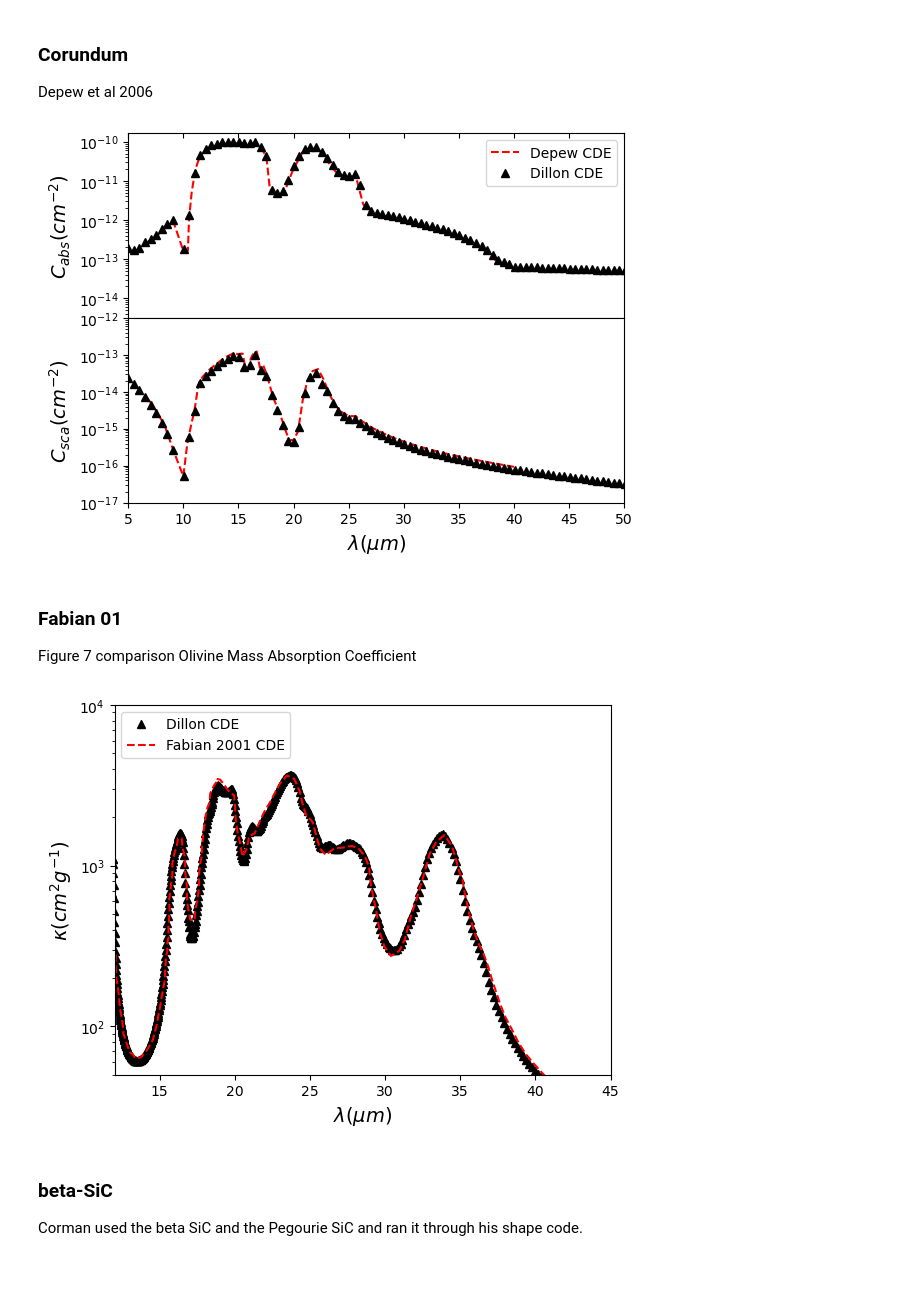
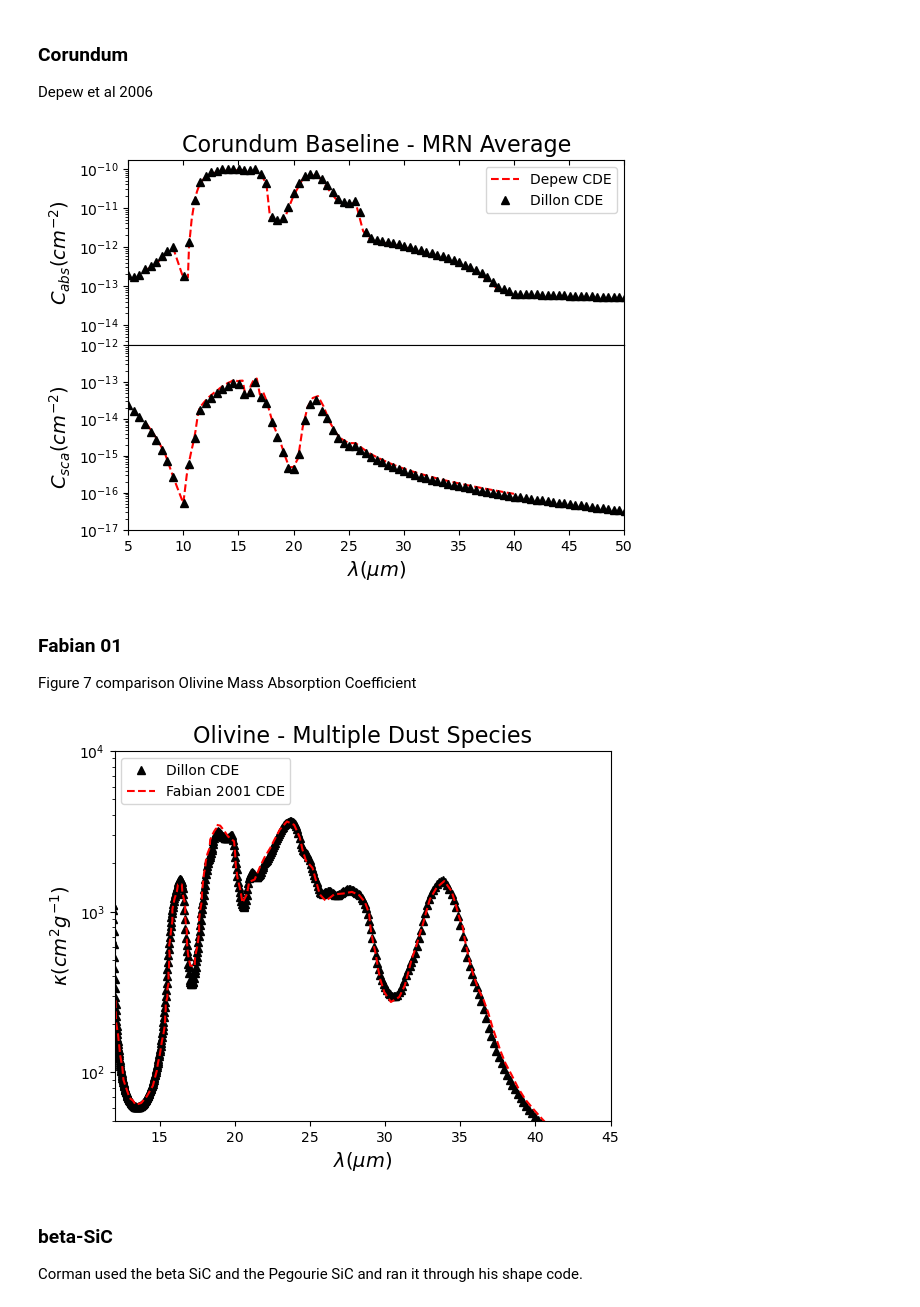
Before and after one commit to astroseandillon/Sean-Dusty, a Jupyter notebook: plot factory.ipynb, the cells around one changed output. Cells and saved outputs as stored; diff of their text form; code cells hidden in the pictures; blank space fills up the shorter version.

Commit message:
updated figures

```diff
--- a/plot factory.ipynb
+++ b/plot factory.ipynb
@@ -117,36 +117,36 @@ y2 = y2/(v_avg*rho*5e7)
 #not sure why i have this scaling factor??? but it works???
 
 z2 = z2/(v_avg*rho*5e5)
 
-title = 'Corundum baseline'
+title = 'Corundum Baseline - MRN Average'
 fig, ax = plt.subplots(2,1, sharex=True)
 fig.subplots_adjust(hspace=0.)
 ax[0].tick_params(axis='x',direction='in', top=True, bottom=False, labelbottom=False, labeltop=False)
 
 ax[0].set(xscale='linear', yscale='log')
 ax[1].set(xscale='linear', yscale='log')
 
-# ax[0].set_title(title, fontsize=16)
+ax[0].set_title(title, fontsize=16)
 ax[1].set_xlabel(r'$\lambda (\mu m)$', fontsize=14)
 ax[0].set_ylabel(r'$C_{abs} (cm^{-2})$', fontsize=14)
 ax[1].set_ylabel(r'$C_{sca} (cm^{-2})$', fontsize=14)
 #Cabs is on ax[0], Csca is on ax[1]
 ax[0].set_xlim(5,50)
 ax[1].set_xlim(5,50)
 ax[1].set_ylim(1e-17, 1e-12)
 ax[0].plot(x1, y1, 'r--', label='Depew CDE')
 ax[0].plot(x2, y2, 'k^', label='Dillon CDE')
 ax[1].plot(x1, z1, 'r--', label='Depew CDE')
 ax[1].plot(x2, z2, 'k^', label='Dillon CDE')
 
 
 ax[0].legend(loc='best')
 
 # plt.savefig("C:/UTSA/Research/AAS246/{}.png".format(title))
 plt.savefig(fd+"{}.png".format(title))
 plt.show()
 # %% [output]
-[figure, old version]
+[figure, new version]
 # %% [markdown]
 ### Fabian 01
 
@@ -154,7 +154,7 @@ Figure 7 comparison
 Olivine
 Mass Absorption Coefficient
 # %%
-title = 'Olivine Baseline'
+title = 'Olivine - Multiple Dust Species'
 x1, y1, z1 = np.loadtxt('oliv_nk_zCDE.dat', unpack=True)
 v_avg = 3.227383793642055e-05
 
@@ -170,7 +170,7 @@ fig, ax = plt.subplots()
 
 ax.set(xscale='linear', yscale='log')
 
-# ax.set_title(title, fontsize=16)
+ax.set_title(title, fontsize=16)
 ax.set_xlabel(r'$\lambda (\mu m)$', fontsize=14)
 ax.set_ylabel(r'$\kappa (cm^2 g^{-1})$', fontsize=14)
 ax.set_xlim(12,45)
@@ -187,7 +187,7 @@ ax.legend(loc='upper left')
 plt.savefig(fd+"{}.png".format(title))
 plt.show()
 # %% [output]
-[figure, old version]
+[figure, new version]
 # %% [markdown]
 ### beta-SiC
 
```
Also changed, not shown: parts of 3 cells of this notebook, 8 other files.
